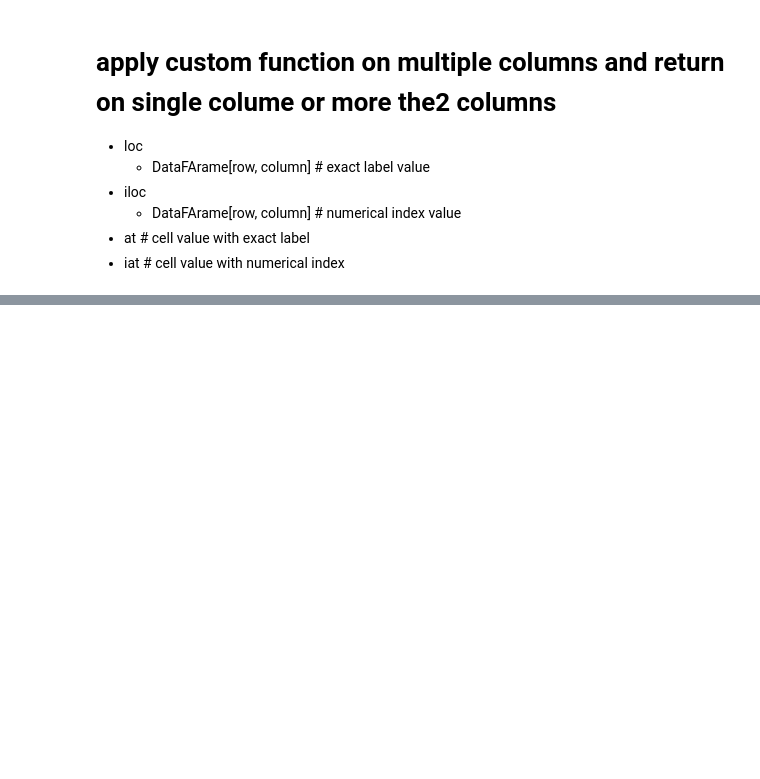
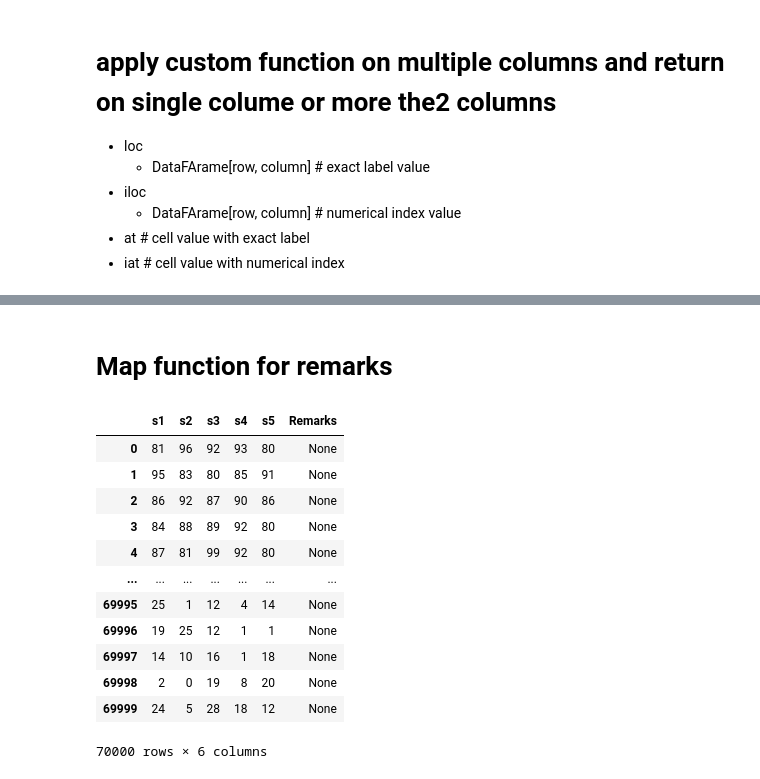
Before and after one commit to Shafqatsarwar/Python-classes, a Jupyter notebook: class-18-columns-functions/class18-.ipynb, the cells around one changed output, grey strips where cells are left out. Cells and saved outputs as stored; diff of their text form; code cells hidden in the pictures; blank space fills up the shorter version.

```diff
--- a/class-18-columns-functions/class18-.ipynb
+++ b/class-18-columns-functions/class18-.ipynb
@@ -590,0 +712,30 @@ df1.iat[4,0] # cell value with numerical index
+# %% [markdown]
+# Map function for remarks
+# %%
+from typing import Dict
+
+remarks : Dict[str, str] = {
+    "A+": "Excellent",
+    "A": "Very Good",
+    "B": "Good",
+    "C": "Average",
+    "D": "Below Average",
+    "E": "Poor",
+    "F": "Very Poor"
+}
+df1['Remarks'] = df1.get('Remarks')
+df1
+# %% [output]
+|  | s1 | s2 | s3 | s4 | s5 | Remarks |
+| 0 | 81 | 96 | 92 | 93 | 80 | None |
+| 1 | 95 | 83 | 80 | 85 | 91 | None |
+| 2 | 86 | 92 | 87 | 90 | 86 | None |
+| 3 | 84 | 88 | 89 | 92 | 80 | None |
+| 4 | 87 | 81 | 99 | 92 | 80 | None |
+| ... | ... | ... | ... | ... | ... | ... |
+| 69995 | 25 | 1 | 12 | 4 | 14 | None |
+| 69996 | 19 | 25 | 12 | 1 | 1 | None |
+| 69997 | 14 | 10 | 16 | 1 | 18 | None |
+| 69998 | 2 | 0 | 19 | 8 | 20 | None |
+| 69999 | 24 | 5 | 28 | 18 | 12 | None |
+70000 rows × 6 columns
```
Also changed, not shown: parts of 36 cells of this notebook, 2 other files.
